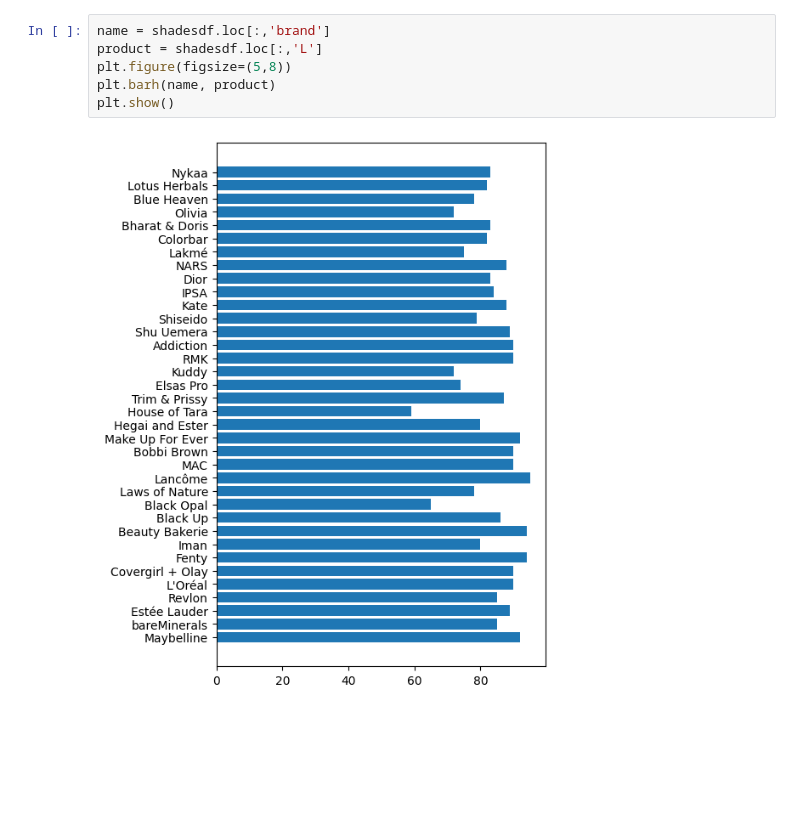
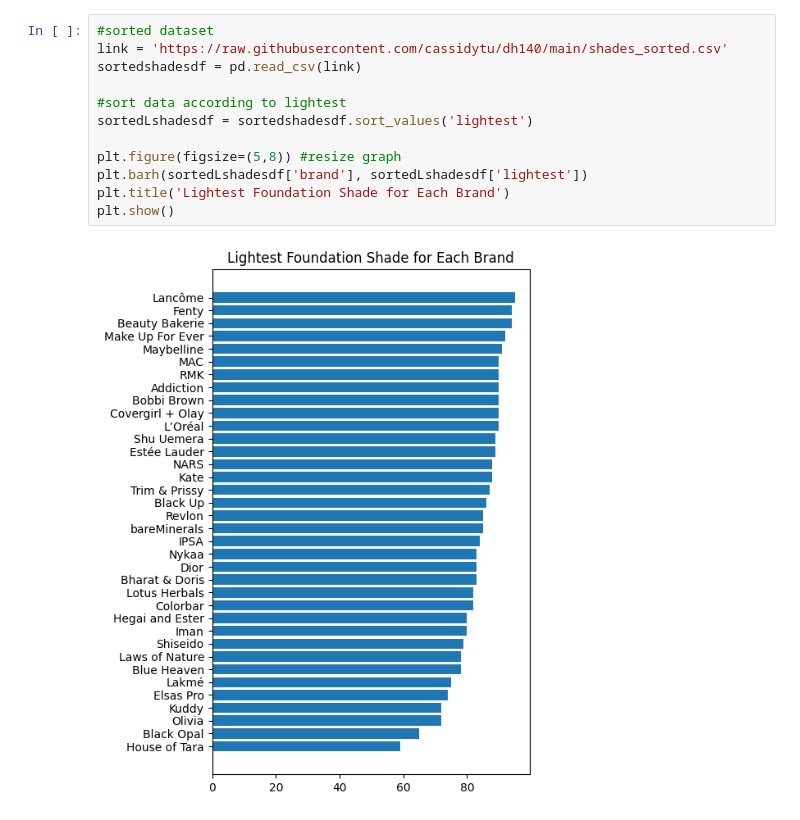
Before and after one commit to cassidytu/dh140, a Jupyter notebook: finalproject.ipynb, the cells around one changed output. Saved outputs shown, nothing was run; the diff lists cells and outputs as text; blank space fills up the shorter version.

```diff
--- a/finalproject.ipynb
+++ b/finalproject.ipynb
@@ -65,8 +153,14 @@ shadesdf['L'].plot(kind='hist')
 # %%
-name = shadesdf.loc[:,'brand']
-product = shadesdf.loc[:,'L']
-plt.figure(figsize=(5,8))
-plt.barh(name, product)
+#sorted dataset
+link = 'https://raw.githubusercontent.com/cassidytu/dh140/main/shades_sorted.csv'
+sortedshadesdf = pd.read_csv(link)
+
+#sort data according to lightest
+sortedLshadesdf = sortedshadesdf.sort_values('lightest')
+
+plt.figure(figsize=(5,8)) #resize graph
+plt.barh(sortedLshadesdf['brand'], sortedLshadesdf['lightest'])
+plt.title('Lightest Foundation Shade for Each Brand')
 plt.show()
 # %% [output]
-[figure, old version]
+[figure, new version]
```
Also changed, not shown: parts of 29 cells of this notebook.
